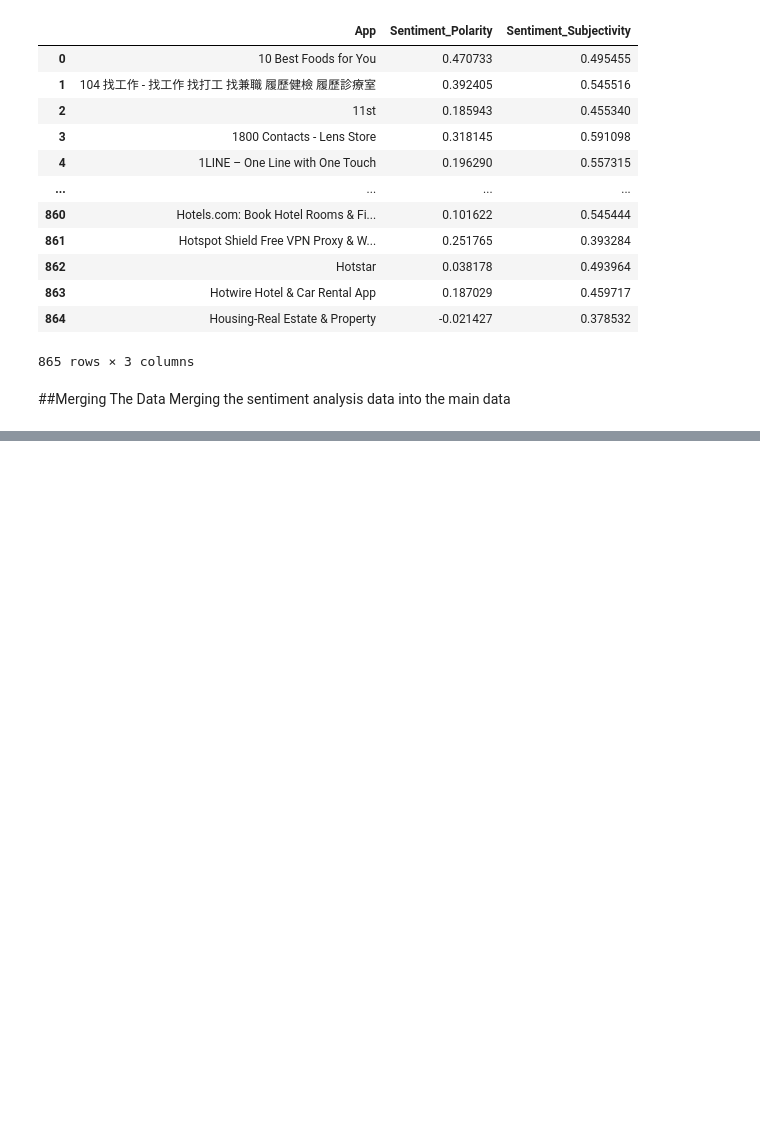
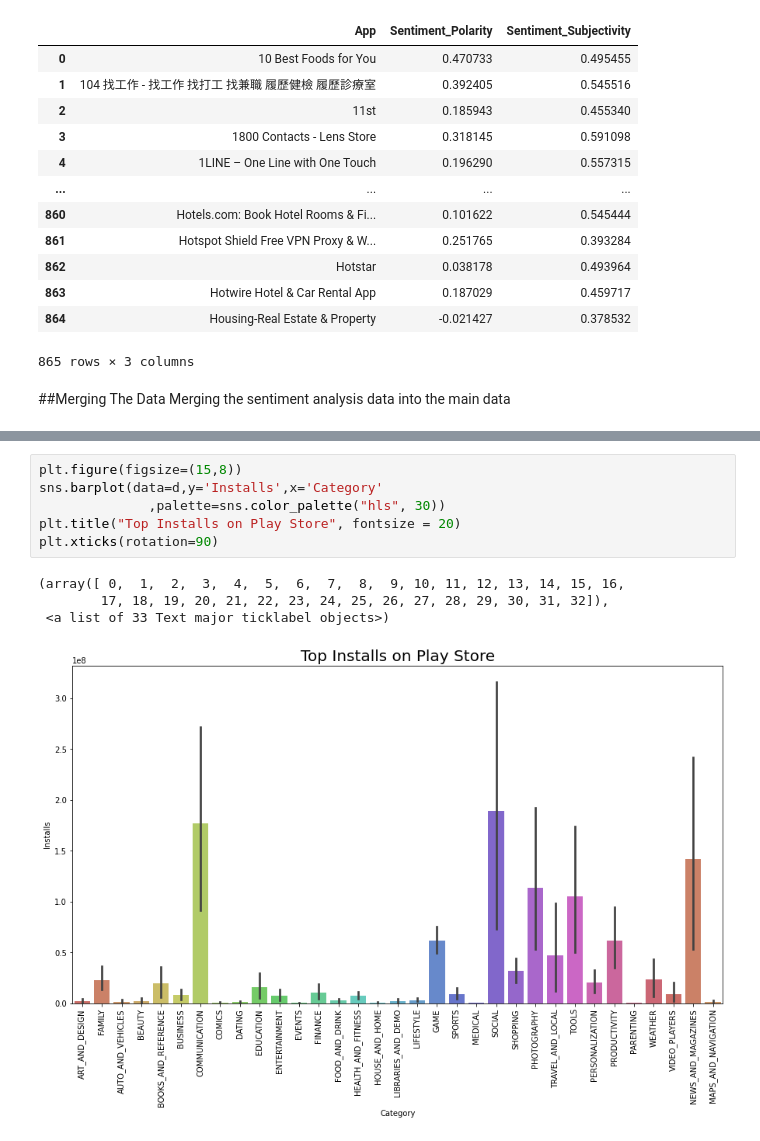
Before and after one commit to shashankm10/play_store_EDA, a Jupyter notebook: Play_Store_App_Review_Analysis_Capstone_Project.ipynb, the cells around one changed output, grey strips where cells are left out. Cells and saved outputs as stored; diff of their text form; blank space fills up the shorter version.

```diff
--- a/Play_Store_App_Review_Analysis_Capstone_Project.ipynb
+++ b/Play_Store_App_Review_Analysis_Capstone_Project.ipynb
@@ -288,0 +431,11 @@ d.head()
+# %%
+plt.figure(figsize=(15,8))
+sns.barplot(data=d,y='Installs',x='Category'
+              ,palette=sns.color_palette("hls", 30))
+plt.title("Top Installs on Play Store", fontsize = 20)
+plt.xticks(rotation=90)
+# %% [output]
+(array([ 0,  1,  2,  3,  4,  5,  6,  7,  8,  9, 10, 11, 12, 13, 14, 15, 16,
+        17, 18, 19, 20, 21, 22, 23, 24, 25, 26, 27, 28, 29, 30, 31, 32]),
+ <a list of 33 Text major ticklabel objects>)
+[figure, added]
```
Also changed, not shown: parts of 20 cells of this notebook.
